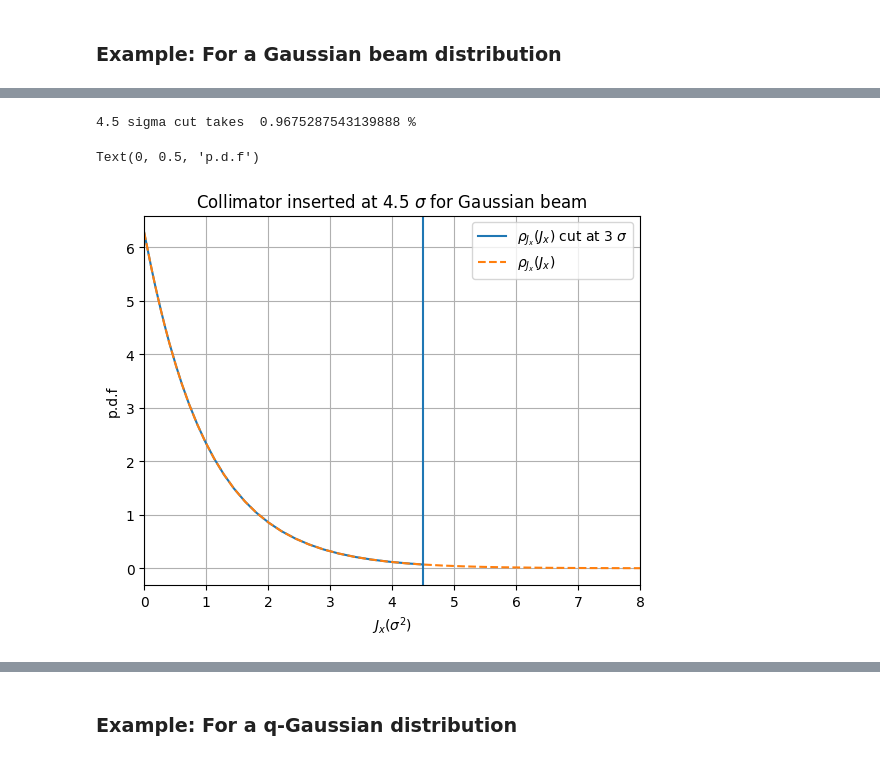
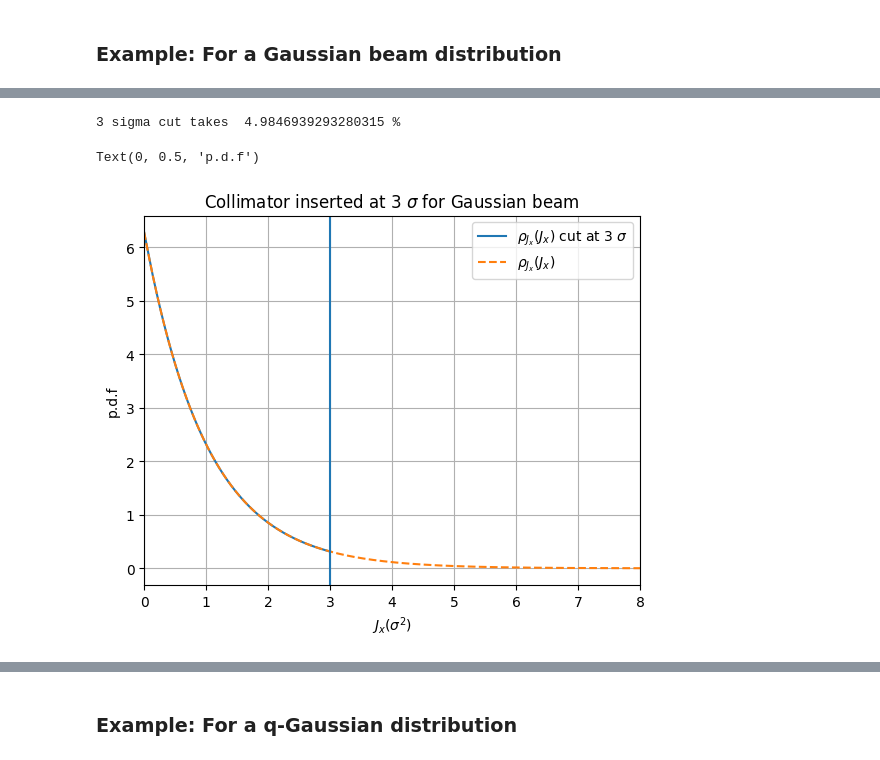
Before and after one commit to ElleanorLamb/xsuite_functions, a Jupyter notebook: Examples/collimation_density.ipynb, the cells around one changed output, grey strips where cells are left out. Saved outputs shown, nothing was run; the diff lists cells and outputs as text; code cells hidden in the pictures.

```diff
--- a/Examples/collimation_density.ipynb
+++ b/Examples/collimation_density.ipynb
@@ -137,7 +148,8 @@ $$
 ### Example: For a Gaussian beam distribution
 # %%
 ############ normalised beam distribution symmetric about 0
-x = np.linspace(0.00001,100,1000)
+x = np.linspace(0.00001,100,10000)
+
 
 gauss = xb.distributions.Gaussian(x,mu=0,sig=1,A=1)
 
@@ -153,8 +165,9 @@ plt.ylabel('p.d.f')
 
 ############ Inverse Abel transform of only the POSITIVE DEFINED part of the distribution
 
-r = np.linspace(0.00001,100,1000)
-abel_gauss = direct_transform(gauss, dr=np.diff(x)[0], direction="Inverse", correction=True)
+r = np.linspace(0.00001,100,10000)
+
+abel_gauss = direct_transform(gauss.copy(), dr=np.diff(x)[0], direction="Inverse", correction=True)
 
 
 
@@ -180,6 +193,16 @@ plt.grid()
 plt.title('Gaussian')
 plt.xlabel('$J_x(\sigma^2$) / $r(\sigma)$')
 plt.ylabel('p.d.f')
+
+
+plt.figure()
+plt.plot(x,gauss, label='Gaussian distribution sigma = 1')
+plt.legend()
+plt.xlim([0,8])
+plt.grid()
+plt.title('Gaussian')
+plt.xlabel('$x(\sigma)$')
+plt.ylabel('p.d.f')
 # %% [output]
 Warning: Cython extensions were not built,                     the C backend is not available!
 Falling back to a pure Python backend...
@@ -189,41 +213,41 @@ Text(0, 0.5, 'p.d.f')
 # %%
 ########## define a collimator position in J_x
 
-collim_position = 4.5
+collim_position = 3
 
 
 ######### interpolate the pdf of J_x to find the curve up to the desired collimator position
 
-xcollim = np.linspace(0.0000,collim_position,200) # 0 to 3 sigma
+xcollim_g = np.linspace(0.0000,collim_position,200) # 0 to 3 sigma
 x = jx
 y = pdf_jx_gauss
-ycollim = np.interp(xcollim, x, y)
+ycollim_g = np.interp(xcollim_g, x, y)
 
 
 ########### integrate the interpolated function and the pdf of J_x
 
-perc_cut = sp.integrate.simps(ycollim, x=xcollim, dx=1, axis=-1,)
+perc_cut = sp.integrate.simps(ycollim_g, x=xcollim_g, dx=1, axis=-1,)
 perc_all = sp.integrate.simps(pdf_jx_gauss, x=jx, dx=1, axis=-1,)
 
 ########### calculate percentage lost
 
 perc_g = 100-(perc_cut/perc_all*100)
 print(str(collim_position) , 'sigma cut takes ',  perc_g, '%')
 
 
 ########### plot
 
 plt.figure()
-plt.plot(xcollim, ycollim, label='$\\rho_{J_x}(J_x)$ cut at 3 $\sigma$ ')
+plt.plot(xcollim_g, ycollim_g, label='$\\rho_{J_x}(J_x)$ cut at 3 $\sigma$ ')
 plt.plot(jx,pdf_jx_gauss, linestyle= '--',label='$\\rho_{J_x}(J_x)$',)
 plt.legend()
 plt.grid()
 plt.title('Collimator inserted at ' + str(collim_position) + ' $\sigma$ for Gaussian beam')
 plt.xlabel('$J_x(\\sigma^2)$')
 plt.axvline(x=collim_position)
 plt.xlim([0,8])
 plt.ylabel('p.d.f')
 # %% [output]
-4.5 sigma cut takes  0.9675287543139888 %
+3 sigma cut takes  4.9846939293280315 %
 Text(0, 0.5, 'p.d.f')
-[figure, old version]
+[figure, new version]
```
Also changed, not shown: parts of 14 cells of this notebook.
